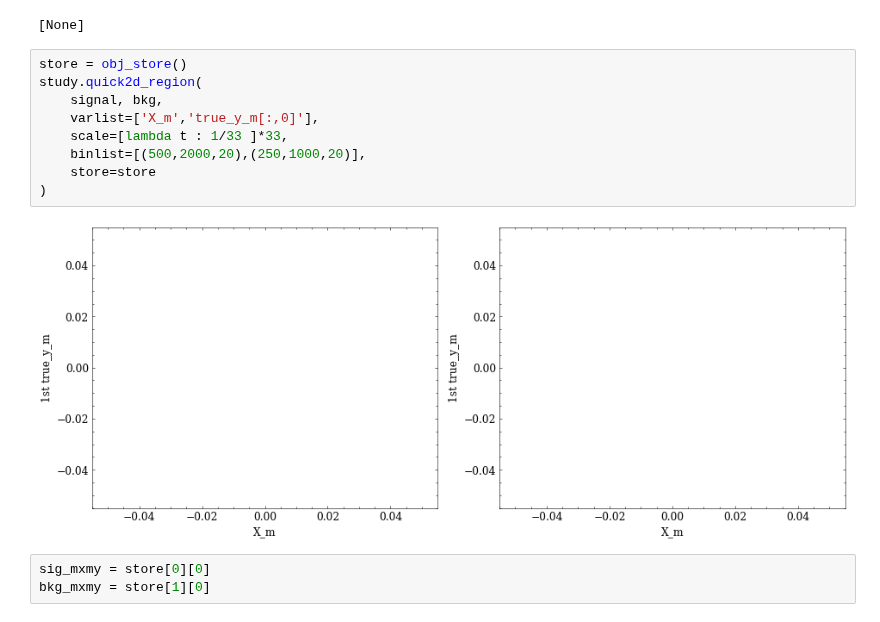
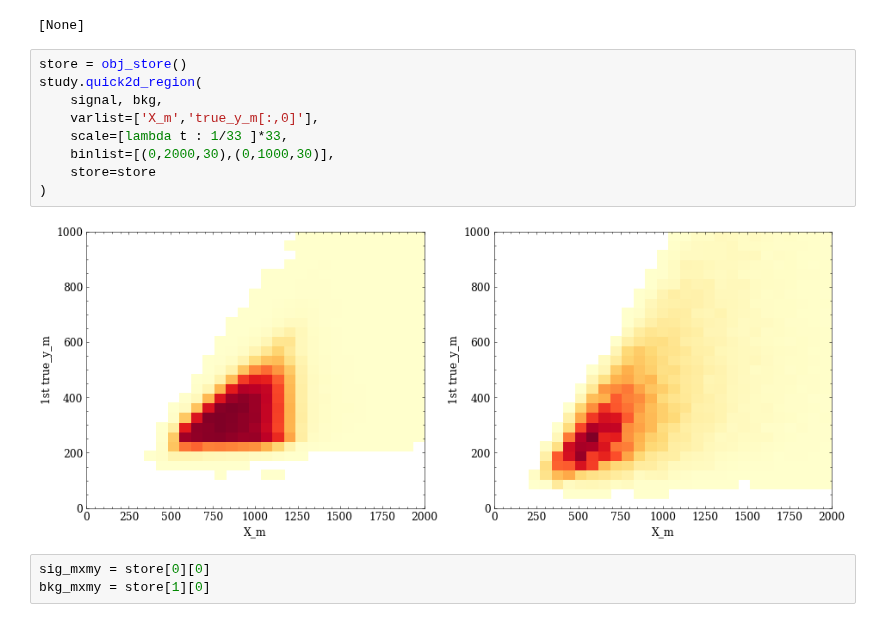
Before and after one commit to ekoenig4/analysis, a Jupyter notebook: jupyter/feynnet/x_yy_4h_8b/feynnet_reweighting.ipynb, the cells around one changed output. Cells and saved outputs as stored; diff of their text form.

```diff
--- a/jupyter/feynnet/x_yy_4h_8b/feynnet_reweighting.ipynb
+++ b/jupyter/feynnet/x_yy_4h_8b/feynnet_reweighting.ipynb
@@ -97,14 +97,14 @@ bkg.apply(lambda t : eightb.load_random_assignment(t, tag='true'), report=True,
 # %%
 store = obj_store()
 study.quick2d_region(
     signal, bkg,
     varlist=['X_m','true_y_m[:,0]'],
     scale=[lambda t : 1/33 ]*33,
-    binlist=[(500,2000,20),(250,1000,20)],
+    binlist=[(0,2000,30),(0,1000,30)],
     store=store
 )
 # %% [output]
-[figure, old version]
+[figure, new version]
 # %%
 sig_mxmy = store[0][0]
 bkg_mxmy = store[1][0]
```
Also changed, not shown: parts of 5 cells of this notebook, 8 other files.
